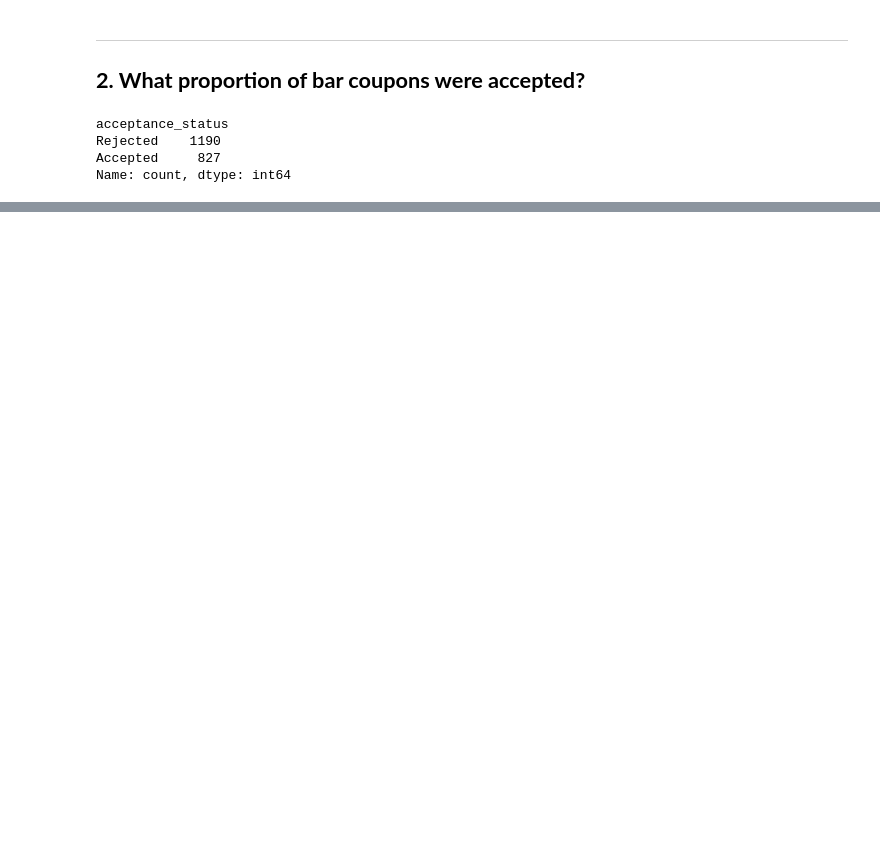
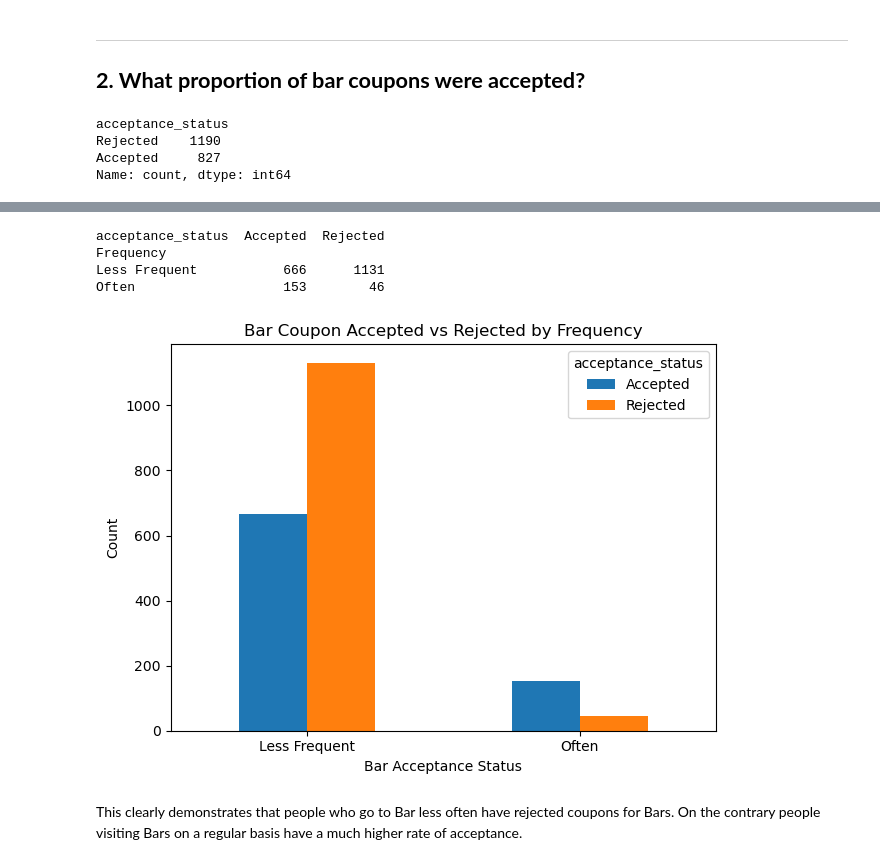
Before and after one commit to mitsuhasasxc/mlai-berkeley-pracapp-coupons, a Jupyter notebook: checkCouponAcceptance.ipynb, the cells around one changed output, grey strips where cells are left out. Saved outputs shown, nothing was run; the diff lists cells and outputs as text; code cells hidden in the pictures; blank space fills up the shorter version.

```diff
--- a/checkCouponAcceptance.ipynb
+++ b/checkCouponAcceptance.ipynb
@@ -444,0 +473,5 @@ plt.close()
+# %%
+ds_bar_filtered['Frequency'] = np.where(
+    (ds_bar_filtered['Bar'] == 'never') | (ds_bar_filtered['Bar'] == 'less1') | (ds_bar_filtered['Bar'] == '1~3'),
+    'Less Frequent', 'Often')
+ds_bar_filtered.sample(10)
@@ -444,0 +490,22 @@ plt.close()
+# %%
+total_bar_coupon_accepted_by_frequent = ds_bar_filtered.groupby("Frequency")["acceptance_status"].value_counts().unstack(fill_value=0)
+print(total_bar_coupon_accepted_by_frequent)
+# %% [output]
+acceptance_status  Accepted  Rejected
+Frequency
+Less Frequent           666      1131
+Often                   153        46
+# %%
+total_bar_coupon_accepted_by_frequent.plot(kind="bar")
+plt.title("Bar Coupon Accepted vs Rejected by Frequency")
+plt.xlabel("Bar Acceptance Status")
+plt.ylabel("Count")
+plt.xticks(rotation=0)
+plt.tight_layout()
+plt.savefig("plots/bar_b_accepted_vs_rejected_by_frequency.png")
+plt.show()
+plt.close()
+# %% [output]
+[figure, added]
+# %% [markdown]
+This clearly demonstrates that people who go to Bar less often have rejected coupons for Bars. On the contrary people visiting Bars on a regular basis have a much higher rate of acceptance.
```
Also changed, not shown: parts of 43 cells of this notebook, 4 other files.
